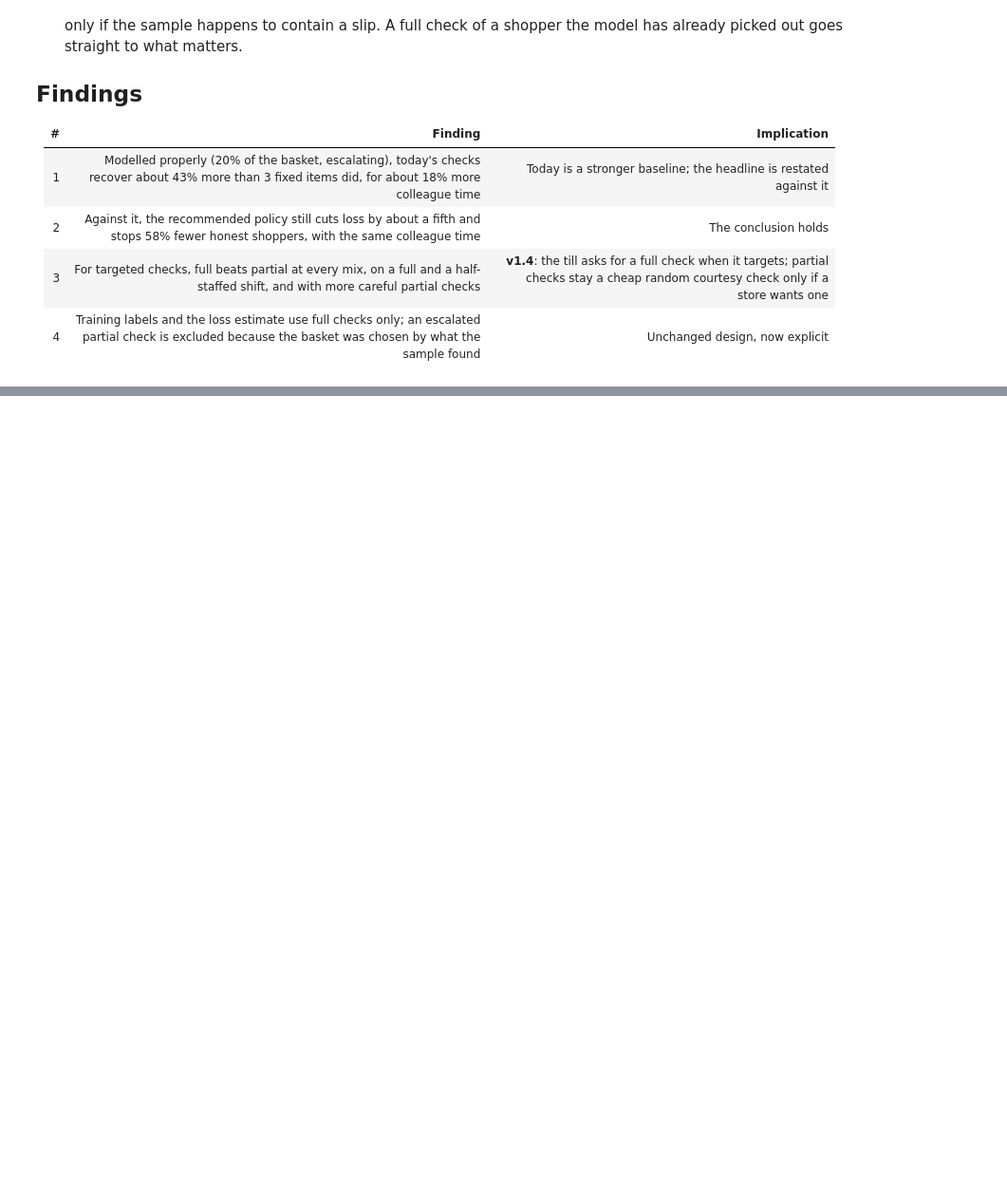
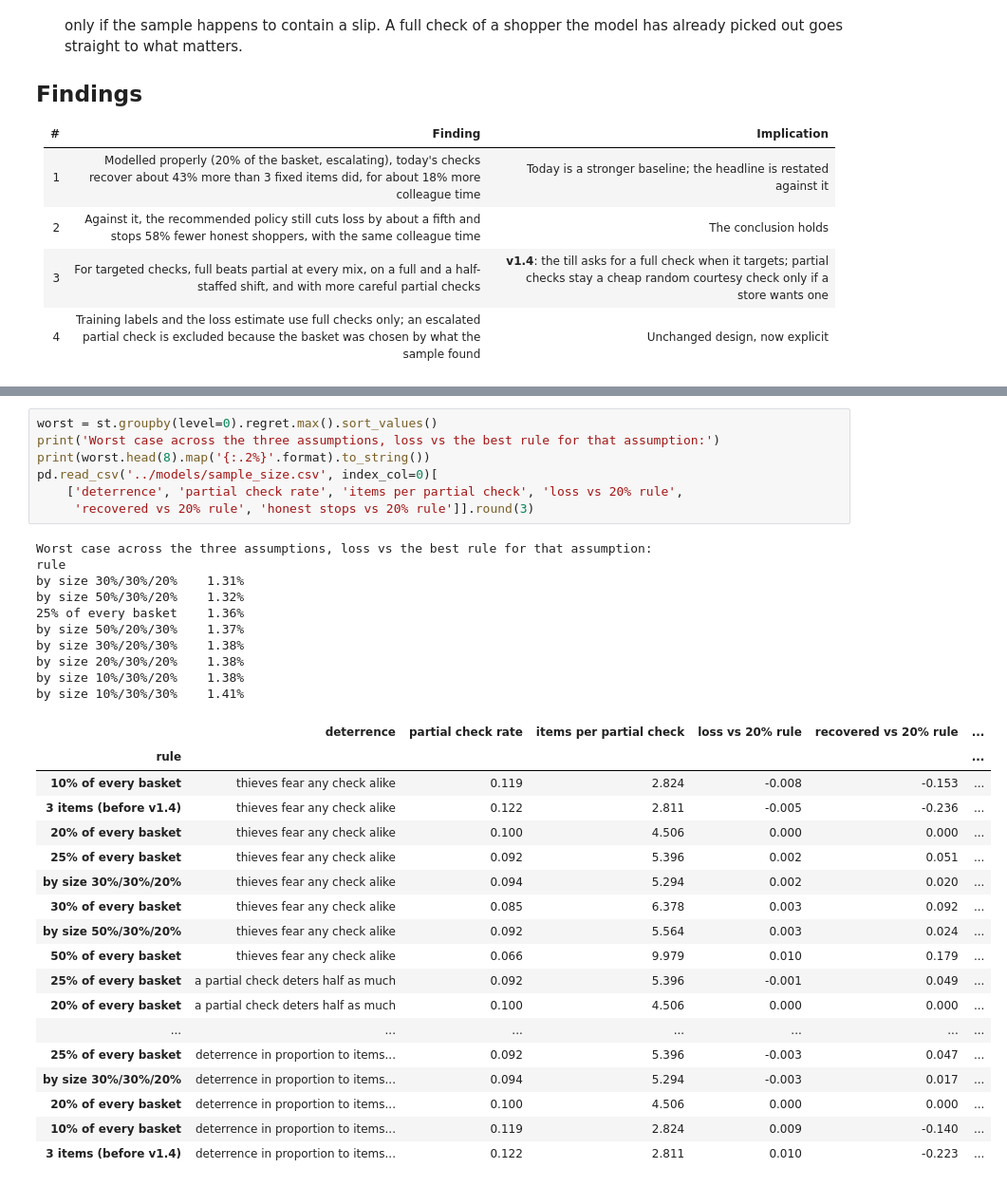
Before and after one commit to TilakHeble/smartshop-loss-engine, a Jupyter notebook: notebooks/11_partial_and_full_checks.ipynb, the cells around one changed output, grey strips where cells are left out. Shown at 95% size. Saved outputs shown, nothing was run; the diff lists cells and outputs as text; blank space fills up the shorter version.

```diff
--- a/notebooks/11_partial_and_full_checks.ipynb
+++ b/notebooks/11_partial_and_full_checks.ipynb
@@ -96,0 +142,36 @@ fig
+# %%
+worst = st.groupby(level=0).regret.max().sort_values()
+print('Worst case across the three assumptions, loss vs the best rule for that assumption:')
+print(worst.head(8).map('{:.2%}'.format).to_string())
+pd.read_csv('../models/sample_size.csv', index_col=0)[
+    ['deterrence', 'partial check rate', 'items per partial check', 'loss vs 20% rule',
+     'recovered vs 20% rule', 'honest stops vs 20% rule']].round(3)
+# %% [output]
+Worst case across the three assumptions, loss vs the best rule for that assumption:
+rule
+by size 30%/30%/20%    1.31%
+by size 50%/30%/20%    1.32%
+25% of every basket    1.36%
+by size 50%/20%/30%    1.37%
+by size 30%/20%/30%    1.38%
+by size 20%/30%/20%    1.38%
+by size 10%/30%/20%    1.38%
+by size 10%/30%/30%    1.41%
+|  | deterrence | partial check rate | items per partial check | loss vs 20% rule | recovered vs 20% rule | ... |
+| rule |  |  |  |  |  | ... |
+| 10% of every basket | thieves fear any check alike | 0.119 | 2.824 | -0.008 | -0.153 | ... |
+| 3 items (before v1.4) | thieves fear any check alike | 0.122 | 2.811 | -0.005 | -0.236 | ... |
+| 20% of every basket | thieves fear any check alike | 0.100 | 4.506 | 0.000 | 0.000 | ... |
+| 25% of every basket | thieves fear any check alike | 0.092 | 5.396 | 0.002 | 0.051 | ... |
+| by size 30%/30%/20% | thieves fear any check alike | 0.094 | 5.294 | 0.002 | 0.020 | ... |
+| 30% of every basket | thieves fear any check alike | 0.085 | 6.378 | 0.003 | 0.092 | ... |
+| by size 50%/30%/20% | thieves fear any check alike | 0.092 | 5.564 | 0.003 | 0.024 | ... |
+| 50% of every basket | thieves fear any check alike | 0.066 | 9.979 | 0.010 | 0.179 | ... |
+| 25% of every basket | a partial check deters half as much | 0.092 | 5.396 | -0.001 | 0.049 | ... |
+| 20% of every basket | a partial check deters half as much | 0.100 | 4.506 | 0.000 | 0.000 | ... |
+| ... | ... | ... | ... | ... | ... | ... |
+| 25% of every basket | deterrence in proportion to items... | 0.092 | 5.396 | -0.003 | 0.047 | ... |
+| by size 30%/30%/20% | deterrence in proportion to items... | 0.094 | 5.294 | -0.003 | 0.017 | ... |
+| 20% of every basket | deterrence in proportion to items... | 0.100 | 4.506 | 0.000 | 0.000 | ... |
+| 10% of every basket | deterrence in proportion to items... | 0.119 | 2.824 | 0.009 | -0.140 | ... |
+| 3 items (before v1.4) | deterrence in proportion to items... | 0.122 | 2.811 | 0.010 | -0.223 | ... |
```
Also changed, not shown: parts of 5 cells of this notebook, 20 other files.
